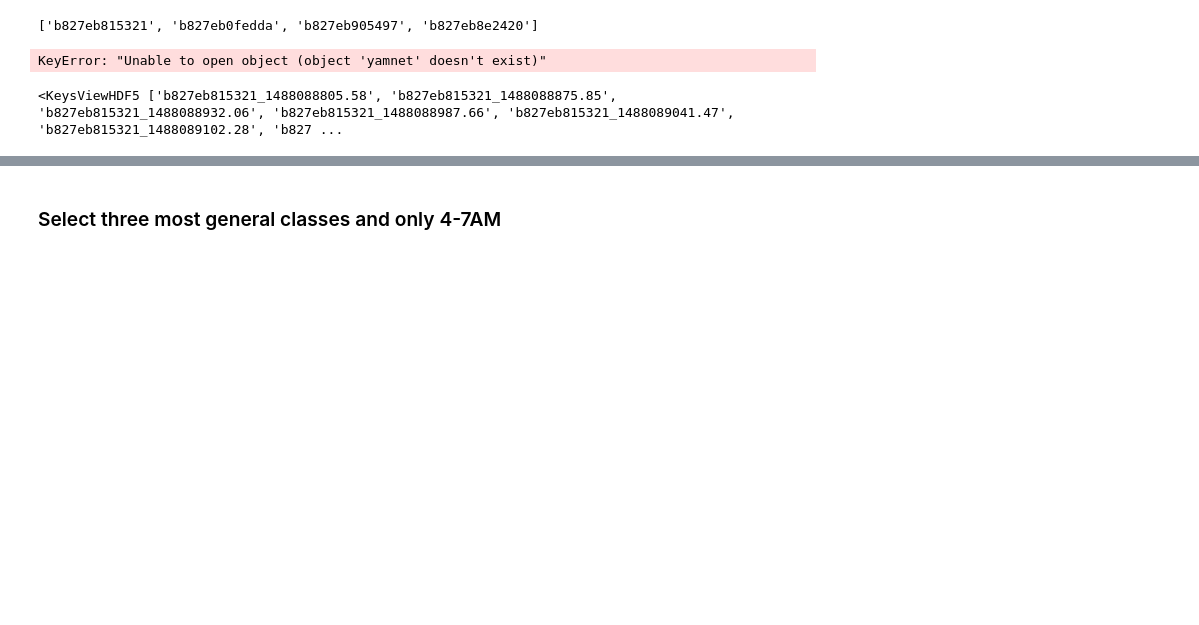
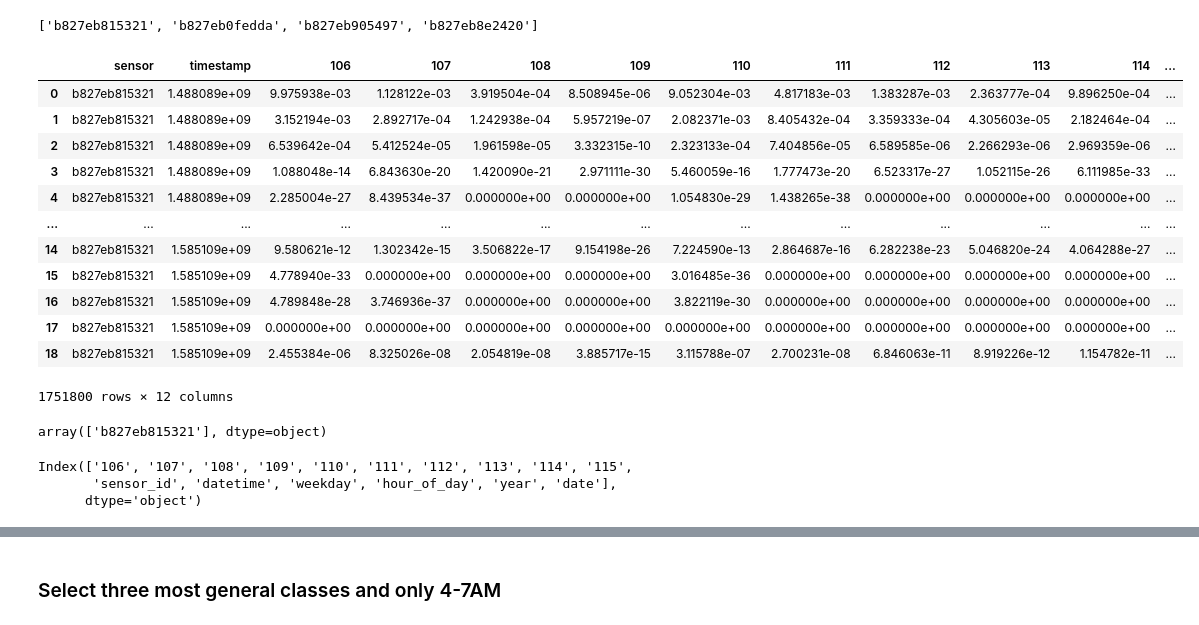
Before and after one commit to mt4426/Project, a Jupyter notebook: birds_analysis.ipynb, the cells around one changed output, grey strips where cells are left out. Cells and saved outputs as stored; diff of their text form; code cells hidden in the pictures; blank space fills up the shorter version.

```diff
--- a/birds_analysis.ipynb
+++ b/birds_analysis.ipynb
@@ -121,14 +123,38 @@ sensors_wsp
+# %%
+df = pd.read_pickle(os.path.join(AUDIO_DATAPATH,'dataframe_yamnet.pkl'))
+# %%
+df
+# %% [output]
+|  | sensor | timestamp | 106 | 107 | 108 | 109 | 110 | 111 | 112 | 113 | 114 | ... |
+| 0 | b827eb815321 | 1.488089e+09 | 9.975938e-03 | 1.128122e-03 | 3.919504e-04 | 8.508945e-06 | 9.052304e-03 | 4.817183e-03 | 1.383287e-03 | 2.363777e-04 | 9.896250e-04 | ... |
+| 1 | b827eb815321 | 1.488089e+09 | 3.152194e-03 | 2.892717e-04 | 1.242938e-04 | 5.957219e-07 | 2.082371e-03 | 8.405432e-04 | 3.359333e-04 | 4.305603e-05 | 2.182464e-04 | ... |
+| 2 | b827eb815321 | 1.488089e+09 | 6.539642e-04 | 5.412524e-05 | 1.961598e-05 | 3.332315e-10 | 2.323133e-04 | 7.404856e-05 | 6.589585e-06 | 2.266293e-06 | 2.969359e-06 | ... |
+| 3 | b827eb815321 | 1.488089e+09 | 1.088048e-14 | 6.843630e-20 | 1.420090e-21 | 2.971111e-30 | 5.460059e-16 | 1.777473e-20 | 6.523317e-27 | 1.052115e-26 | 6.111985e-33 | ... |
+| 4 | b827eb815321 | 1.488089e+09 | 2.285004e-27 | 8.439534e-37 | 0.000000e+00 | 0.000000e+00 | 1.054830e-29 | 1.438265e-38 | 0.000000e+00 | 0.000000e+00 | 0.000000e+00 | ... |
+| ... | ... | ... | ... | ... | ... | ... | ... | ... | ... | ... | ... | ... |
+| 14 | b827eb815321 | 1.585109e+09 | 9.580621e-12 | 1.302342e-15 | 3.506822e-17 | 9.154198e-26 | 7.224590e-13 | 2.864687e-16 | 6.282238e-23 | 5.046820e-24 | 4.064288e-27 | ... |
+| 15 | b827eb815321 | 1.585109e+09 | 4.778940e-33 | 0.000000e+00 | 0.000000e+00 | 0.000000e+00 | 3.016485e-36 | 0.000000e+00 | 0.000000e+00 | 0.000000e+00 | 0.000000e+00 | ... |
+| 16 | b827eb815321 | 1.585109e+09 | 4.789848e-28 | 3.746936e-37 | 0.000000e+00 | 0.000000e+00 | 3.822119e-30 | 0.000000e+00 | 0.000000e+00 | 0.000000e+00 | 0.000000e+00 | ... |
+| 17 | b827eb815321 | 1.585109e+09 | 0.000000e+00 | 0.000000e+00 | 0.000000e+00 | 0.000000e+00 | 0.000000e+00 | 0.000000e+00 | 0.000000e+00 | 0.000000e+00 | 0.000000e+00 | ... |
+| 18 | b827eb815321 | 1.585109e+09 | 2.455384e-06 | 8.325026e-08 | 2.054819e-08 | 3.885717e-15 | 3.115788e-07 | 2.700231e-08 | 6.846063e-11 | 8.919226e-12 | 1.154782e-11 | ... |
+1751800 rows × 12 columns
+# %%
+df.sensor.unique()
+# %% [output]
+array(['b827eb815321'], dtype=object)
 # %%
 # Load all sensors in WSP
 # b827eb0d8af7_yamnet-pred.h5
 dfs = []
-for sensor in tqdm(sensors_wsp):
-    h5 = h5py.File(os.path.join(AUDIO_DATAPATH, f"{sensor}_yamnet-pred.h5"), 'r')
-    d = h5['yamnet']
+for sensor in tqdm(sensors_wsp[:1]):
+#     h5 = h5py.File(os.path.join(AUDIO_DATAPATH, f"{sensor}_yamnet-pred.h5"), 'r')
+#     d = h5['yamnet']
     #d=h5
-    _df = pd.DataFrame.from_dict(dict([(c, d[c]) for c in d.dtype.fields]))
+#     _df = pd.DataFrame.from_dict(dict([(c, d[c]) for c in d.dtype.fields]))
     #_df = pd.DataFrame.from_dict(dict([(c, d[c]) for c in d.keys()]))
-    _df = _df.groupby(['timestamp', 'filename']).mean().reset_index()
+    _df = pd.read_pickle(os.path.join(AUDIO_DATAPATH,'dataframe_yamnet.pkl'))
+#     _df = _df.groupby(['timestamp', 'filename']).mean().reset_index()
+    _df = _df.groupby(['timestamp']).mean().reset_index()
     _df['sensor_id'] = sensor
     timestamps = np.char.array(_df['timestamp'].values)
     _df['datetime'] = pd.DatetimeIndex(pd.to_datetime(_df['timestamp'].astype('int'),
@@ -139,8 +165,9 @@ for sensor in tqdm(sensors_wsp):
     _df['date'] = _df['datetime'].dt.date
     del _df['timestamp']
 
-    _df.columns = ['filename'] + classes_names + ['sensor_id', 'datetime', 'weekday', 'hour_of_day', 'year', 'date']
-
+    print(_df.columns)
+#     _df.columns = ['filename'] + classes_names + ['sensor_id', 'datetime', 'weekday', 'hour_of_day', 'year', 'date']
+    _df.columns = classes_names + ['sensor_id', 'datetime', 'weekday', 'hour_of_day', 'year', 'date']
     _df.loc[_df['weekday'] < 5, 'period'] = 'weekday'
     _df.loc[_df['weekday'] >= 5, 'period'] = 'weekend'
     # add in years group
@@ -148,7 +175,7 @@ for sensor in tqdm(sensors_wsp):
     _df.loc[_df['year'] == 2020, 'year_group'] = '2020'
 
     id_cols = ['hour_of_day', 'date', 'datetime', 'year', 'weekday', 'sensor_id',
-                   'year_group', 'period', 'filename']
+                   'year_group', 'period']
 
     _df = pd.melt(_df, id_vars=id_cols,
                      value_vars=classes_names,
@@ -158,8 +185,6 @@ for sensor in tqdm(sensors_wsp):
 
 df = pd.concat(dfs, ignore_index=True)
 # %% [output]
-KeyError: "Unable to open object (object 'yamnet' doesn't exist)"
+Index(['106', '107', '108', '109', '110', '111', '112', '113', '114', '115',
+       'sensor_id', 'datetime', 'weekday', 'hour_of_day', 'year', 'date'],
+      dtype='object')
-# %%
-print(h5.keys())
-# %% [output]
-<KeysViewHDF5 ['b827eb815321_1488088805.58', 'b827eb815321_1488088875.85', 'b827eb815321_1488088932.06', 'b827eb815321_1488088987.66', 'b827eb815321_1488089041.47', 'b827eb815321_1488089102.28', 'b827 ...
```
Also changed, not shown: parts of 13 cells of this notebook, 2 other files.
